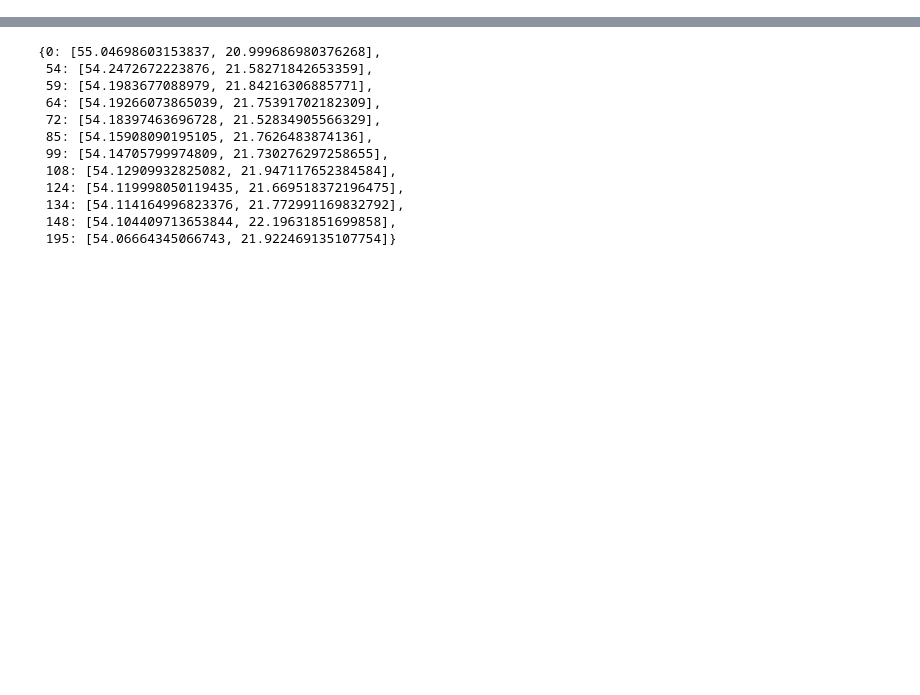
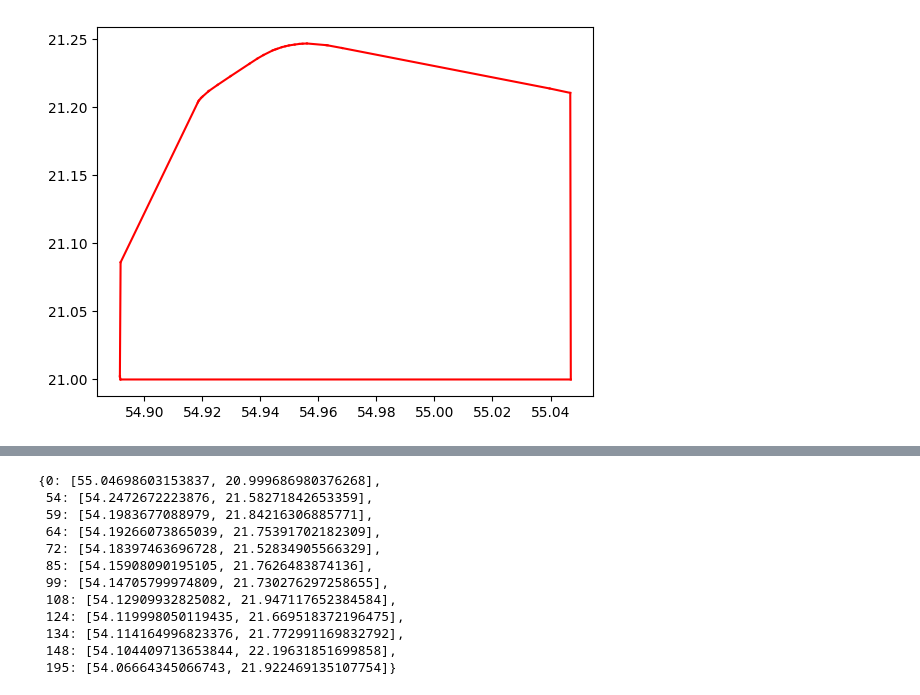
Before and after one commit to rafalgrm/senti-water, a Jupyter notebook: process_image.ipynb, the cells around one changed output, grey strips where cells are left out. Drawn from its saved outputs; the diff is of its cells as text; code cells hidden in the pictures; blank space fills up the shorter version.

```diff
--- a/process_image.ipynb
+++ b/process_image.ipynb
@@ -33,0 +98,94 @@ water_indexes_image_coords = water_indexes[cluster_mask]
+# %%
+# Real Coords calculation
+real_coords_hulls_pixels = []
+real_coords_centroids = []
+
+new_crs = CRS.from_epsg(4326)
+
+data_transform = dataset_band_1.transform
+move_to_real_coords = lambda water_idx: data_transform * water_idx
+
+#hulls
+for n in hulls_pixels:
+    real_coords_hulls_pixels_first = []
+    real_coords_hulls_pixels_second = []
+    real_coords_hulls_pixels_connected = []
+
+    #transformed_hulls_pixels_first = np.array([move_to_real_coords(np.array([xi[0][0], xi[1][0]])) for xi in hulls_pixels[0]])
+    transformed_hulls_pixels_first = np.array([move_to_real_coords(np.array([xi[0][0], xi[1][0]])) for xi in n])
+    for hull_pixels in transformed_hulls_pixels_first:
+        real_coords_hull_pixels = transform(dataset_band_2.crs, new_crs, xs=[hull_pixels[0]], ys=[hull_pixels[1]])
+        real_coords_hulls_pixels_first.append([real_coords_hull_pixels[1][0], real_coords_hull_pixels[0][0]])
+    #print(real_coords_hulls_pixels_first)
+
+
+    #transformed_hulls_pixels_second = np.array([move_to_real_coords(np.array([xi[0][1], xi[1][1]])) for xi in hulls_pixels[0]])
+    transformed_hulls_pixels_second = np.array([move_to_real_coords(np.array([xi[0][1], xi[1][1]])) for xi in n])
+    for hull_pixels in transformed_hulls_pixels_second:
+        real_coords_hull_pixels = transform(dataset_band_2.crs, new_crs, xs=[hull_pixels[0]], ys=[hull_pixels[1]])
+        real_coords_hulls_pixels_second.append([real_coords_hull_pixels[1][0], real_coords_hull_pixels[0][0]])
+    #print(real_coords_hulls_pixels_second)
+
+    #print(len(real_coords_hulls_pixels_first))
+    #print(len(real_coords_hulls_pixels_second))
+
+    index = 0
+    side = 1 # 1 - first to second, 2 - second to first
+    while (len(real_coords_hulls_pixels_connected) < len(real_coords_hulls_pixels_first)):
+        if len(real_coords_hulls_pixels_connected) == len(real_coords_hulls_pixels_first) - 1:
+            real_coords_hulls_pixels_connected.append(real_coords_hulls_pixels_first[0])
+        else:
+            if side == 1:
+                real_coords_hulls_pixels_connected.append(real_coords_hulls_pixels_first[index])
+            else:
+                real_coords_hulls_pixels_connected.append(real_coords_hulls_pixels_second[index])
+
+
+            for i in range(len(real_coords_hulls_pixels_first)):
+                if side == 1:
+                    if real_coords_hulls_pixels_second[index] == real_coords_hulls_pixels_first[i]:
+                        index = i
+                        break
+                    elif real_coords_hulls_pixels_second[index] == real_coords_hulls_pixels_second[i] and index != i:
+                        index = i
+                        side = 2
+                        break
+                else:
+                    if real_coords_hulls_pixels_first[index] == real_coords_hulls_pixels_first[i] and index != i:
+                        index = i
+                        side = 1
+                        break
+                    elif real_coords_hulls_pixels_first[index] == real_coords_hulls_pixels_second[i]:
+                        index = i
+                        break
+
+    #print(real_coords_hulls_pixels_connected)
+    real_coords_hulls_pixels.append(real_coords_hulls_pixels_connected)
+
+transformed_centroid = np.array([move_to_real_coords(np.array([xi[1], xi[0]])) for xi in centroids])
+for centroid in transformed_centroid:
+    real_coords_centroid = transform(dataset_band_2.crs, new_crs, xs=[centroid[0]], ys=[centroid[1]])
+    real_coords_centroids.append([real_coords_centroid[1][0], real_coords_centroid[0][0]])
+
+
+import matplotlib.pyplot as plt
+
+# for i in range(len(real_coords_hulls_pixels_first)):
+#     plt.plot([real_coords_hulls_pixels_first[i][0], real_coords_hulls_pixels_second[i][0]], [real_coords_hulls_pixels_first[i][1], real_coords_hulls_pixels_second[i][1]], 'r-')
+#     #plt.plot(real_coords_hulls_pixels_first[i], real_coords_hulls_pixels_second[i], 'bx', ms = 6)
+# plt.show()
+for n in range(len(real_coords_hulls_pixels)):
+    for i in range(len(real_coords_hulls_pixels[n])):
+        plt.plot([real_coords_hulls_pixels[n][i][0], real_coords_hulls_pixels[n][(i + 1) % len(real_coords_hulls_pixels[n])][0]], [real_coords_hulls_pixels[n][i][1], real_coords_hulls_pixels[n][(i + 1) % len(real_coords_hulls_pixels[n])][1]], 'r-')
+    plt.show()
+
+'''
+for p in real_coords_hulls_pixels_first:
+    print(p)
+    plt.plot(p[0], p[1], 'bx', ms = 6)
+for p in real_coords_hulls_pixels_second:
+    print(p)
+    plt.plot(p[0], p[1], 'rx', ms = 6)
+'''
+# %% [output]
+[figure, added]
```
Also changed, not shown: parts of 5 cells of this notebook, 1 other file.
